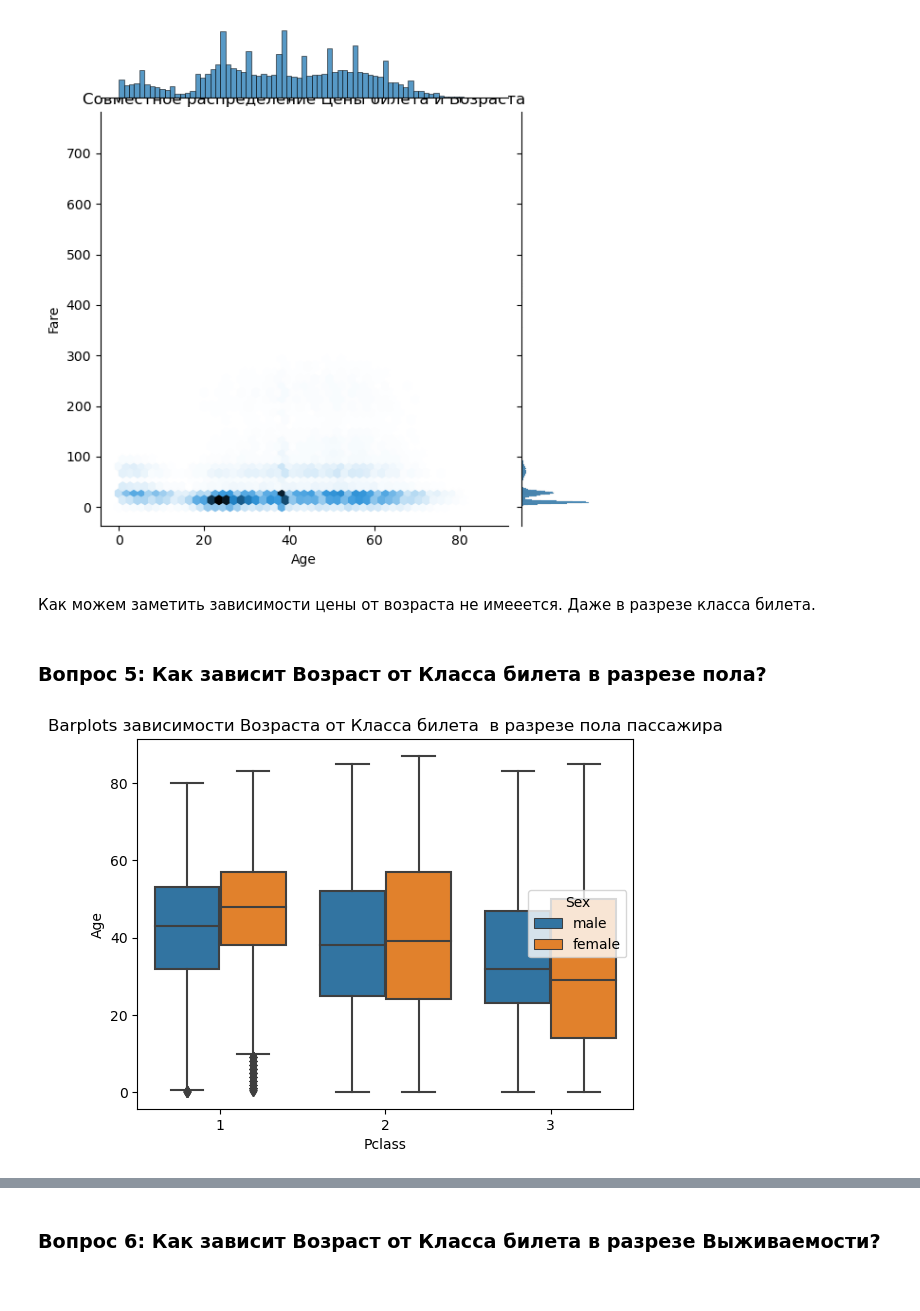
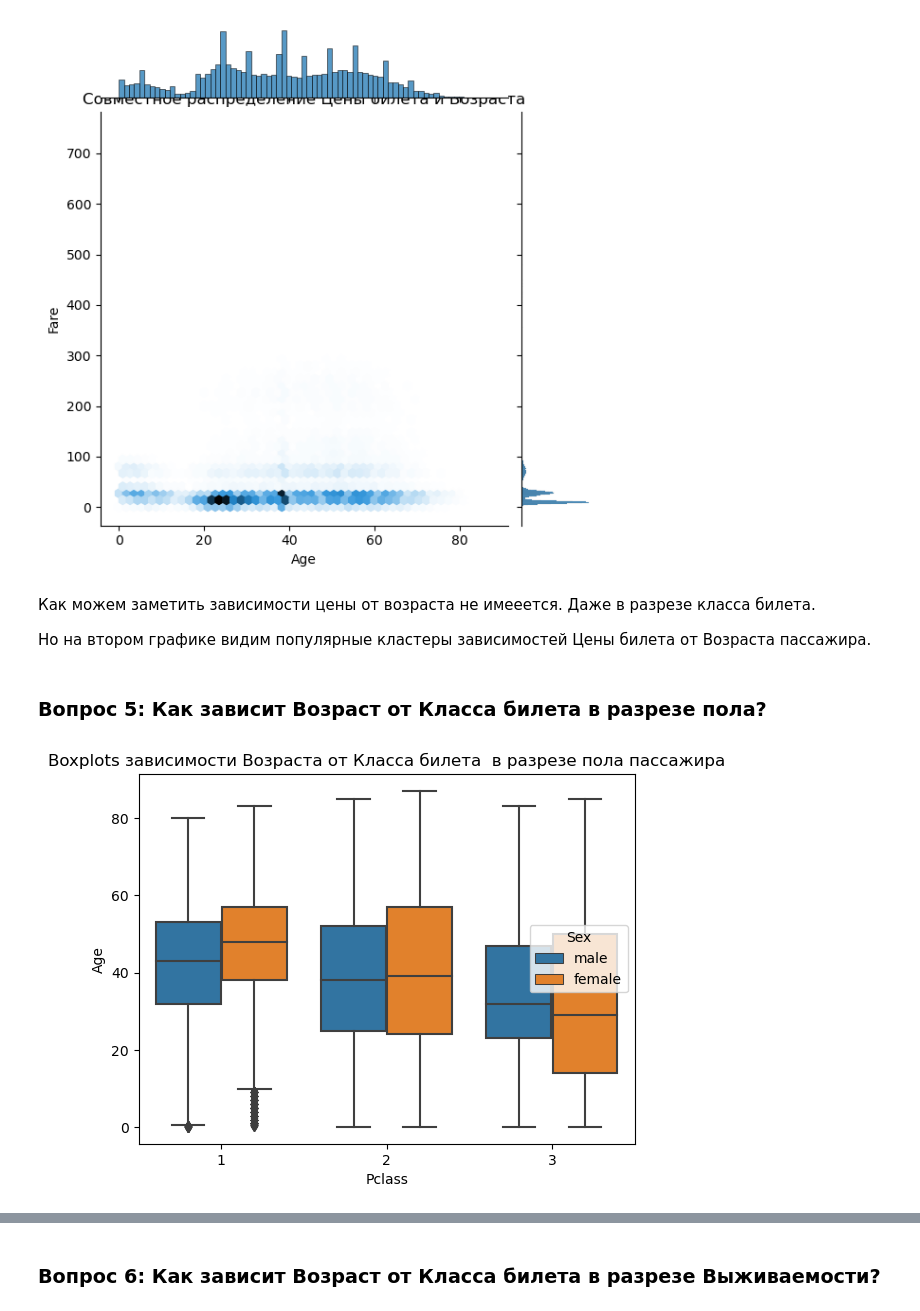
Before and after one commit to AlexeyZubar/second, a Jupyter notebook: eda.ipynb, the cells around one changed output, grey strips where cells are left out. Saved outputs shown, nothing was run; the diff lists cells and outputs as text; code cells hidden in the pictures.

```diff
--- a/eda.ipynb
+++ b/eda.ipynb
@@ -540,14 +556,16 @@ plt.show()
 [figure]
 # %% [markdown]
 Как можем заметить зависимости цены от возраста не имееется. Даже в разрезе класса билета.
+
+Но на втором графике видим популярные кластеры зависимостей Цены билета от Возраста пассажира.
 # %% [markdown]
 ### Вопрос 5: Как зависит Возраст от Класса билета  в разрезе пола?
 # %%
 ax = sns.boxplot(x="Pclass", y="Age",hue="Sex", data=data_titanic)
-plt.title("Barplots зависимости Возраста от Класса билета  в разрезе пола пассажира")
+plt.title("Boxplots зависимости Возраста от Класса билета  в разрезе пола пассажира")
 plt.show()
 # %% [output]
-[figure, old version]
+[figure, new version]
 # %% [markdown]
 Данный график очень интересен. Глядя на него можем сделать несколько выводов:
 
```
Also changed, not shown: parts of 16 cells of this notebook.
